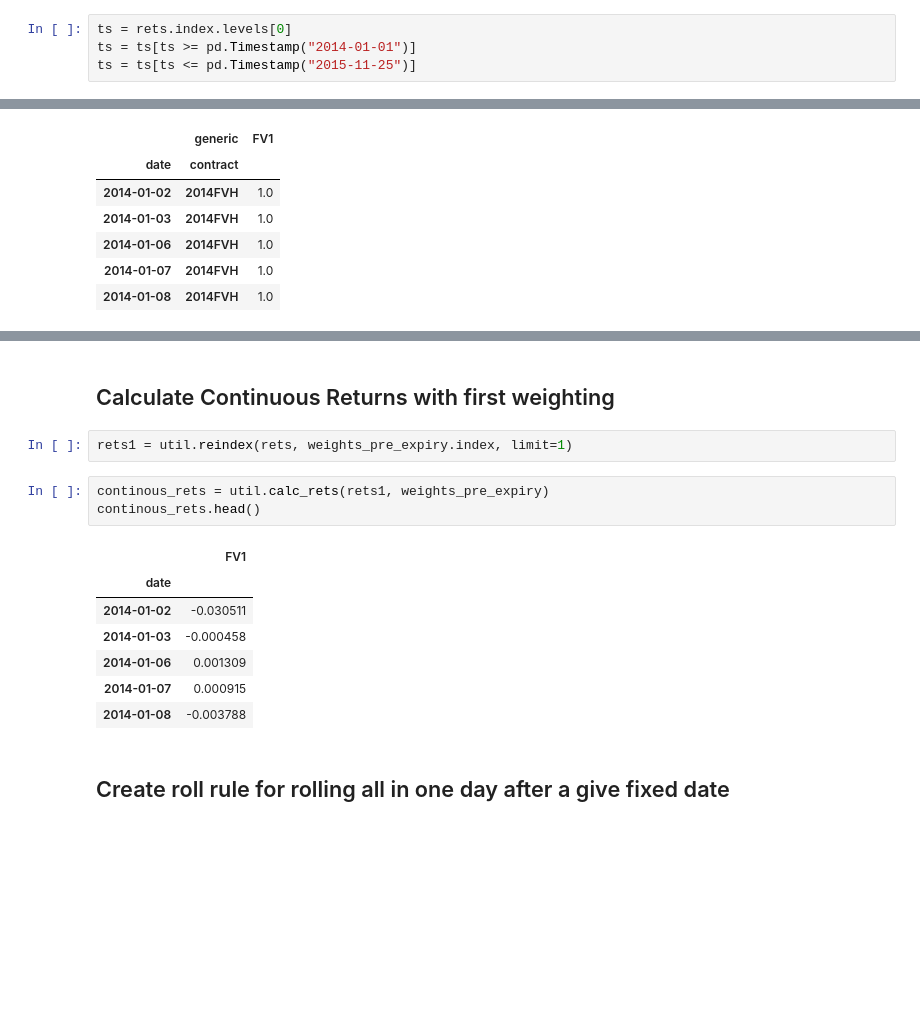
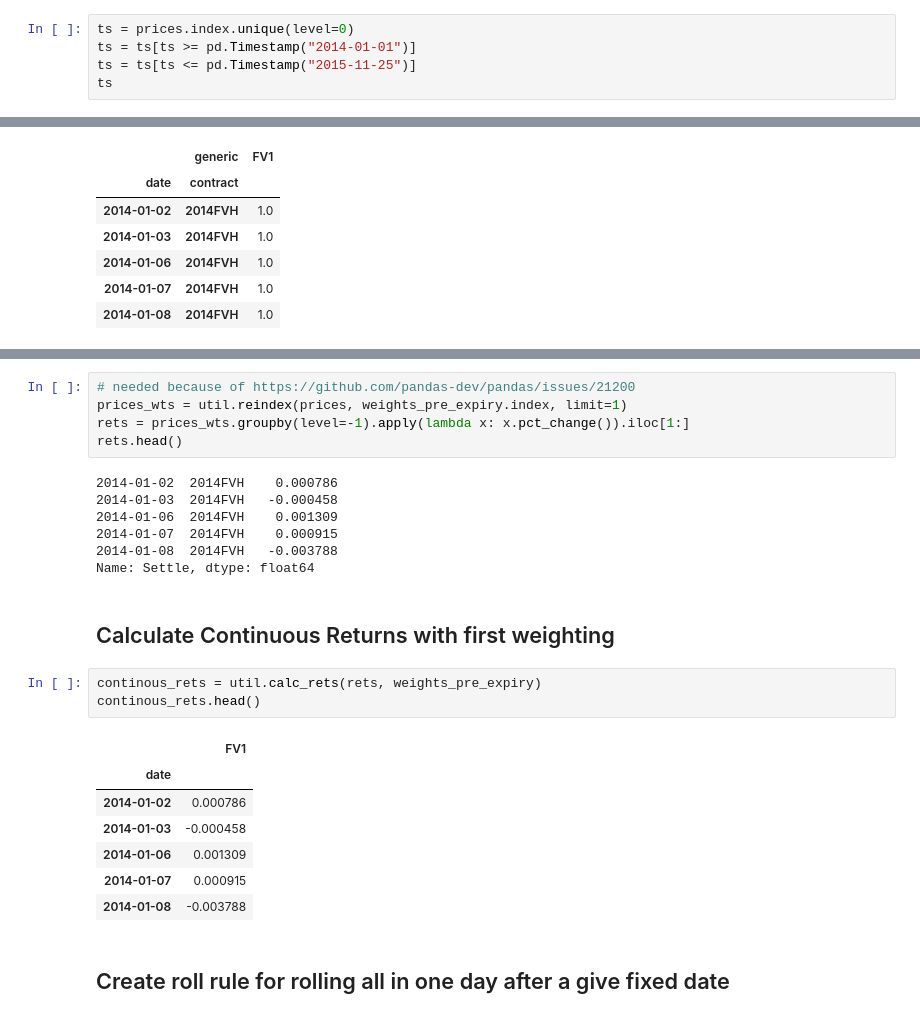
Before and after one commit to matthewgilbert/mapping, a Jupyter notebook: examples/continous_returns.ipynb, the cells around one changed output, grey strips where cells are left out. Saved outputs shown, nothing was run; the diff lists cells and outputs as text; blank space fills up the shorter version.

```diff
--- a/examples/continous_returns.ipynb
+++ b/examples/continous_returns.ipynb
@@ -96,6 +85,7 @@ dtype: datetime64[ns]
 # %% [markdown]
 ### Select dates consistent with contract expiry data given
 # %%
-ts = rets.index.levels[0]
+ts = prices.index.unique(level=0)
 ts = ts[ts >= pd.Timestamp("2014-01-01")]
 ts = ts[ts <= pd.Timestamp("2015-11-25")]
+ts
@@ -129,14 +142,24 @@ weights_pre_expiry.head()
+# %%
+# needed because of https://github.com/pandas-dev/pandas/issues/21200
+prices_wts = util.reindex(prices, weights_pre_expiry.index, limit=1)
+rets = prices_wts.groupby(level=-1).apply(lambda x: x.pct_change()).iloc[1:]
+rets.head()
+# %% [output]
+2014-01-02  2014FVH    0.000786
+2014-01-03  2014FVH   -0.000458
+2014-01-06  2014FVH    0.001309
+2014-01-07  2014FVH    0.000915
+2014-01-08  2014FVH   -0.003788
+Name: Settle, dtype: float64
 # %% [markdown]
 ## Calculate Continuous Returns with first weighting
-# %%
-rets1 = util.reindex(rets, weights_pre_expiry.index, limit=1)
 # %%
-continous_rets = util.calc_rets(rets1, weights_pre_expiry)
+continous_rets = util.calc_rets(rets, weights_pre_expiry)
 continous_rets.head()
 # %% [output]
 |  | FV1 |
 | date |  |
-| 2014-01-02 | -0.030511 |
+| 2014-01-02 | 0.000786 |
 | 2014-01-03 | -0.000458 |
 | 2014-01-06 | 0.001309 |
 | 2014-01-07 | 0.000915 |
```
Also changed, not shown: parts of 11 cells of this notebook, 3 other files.
